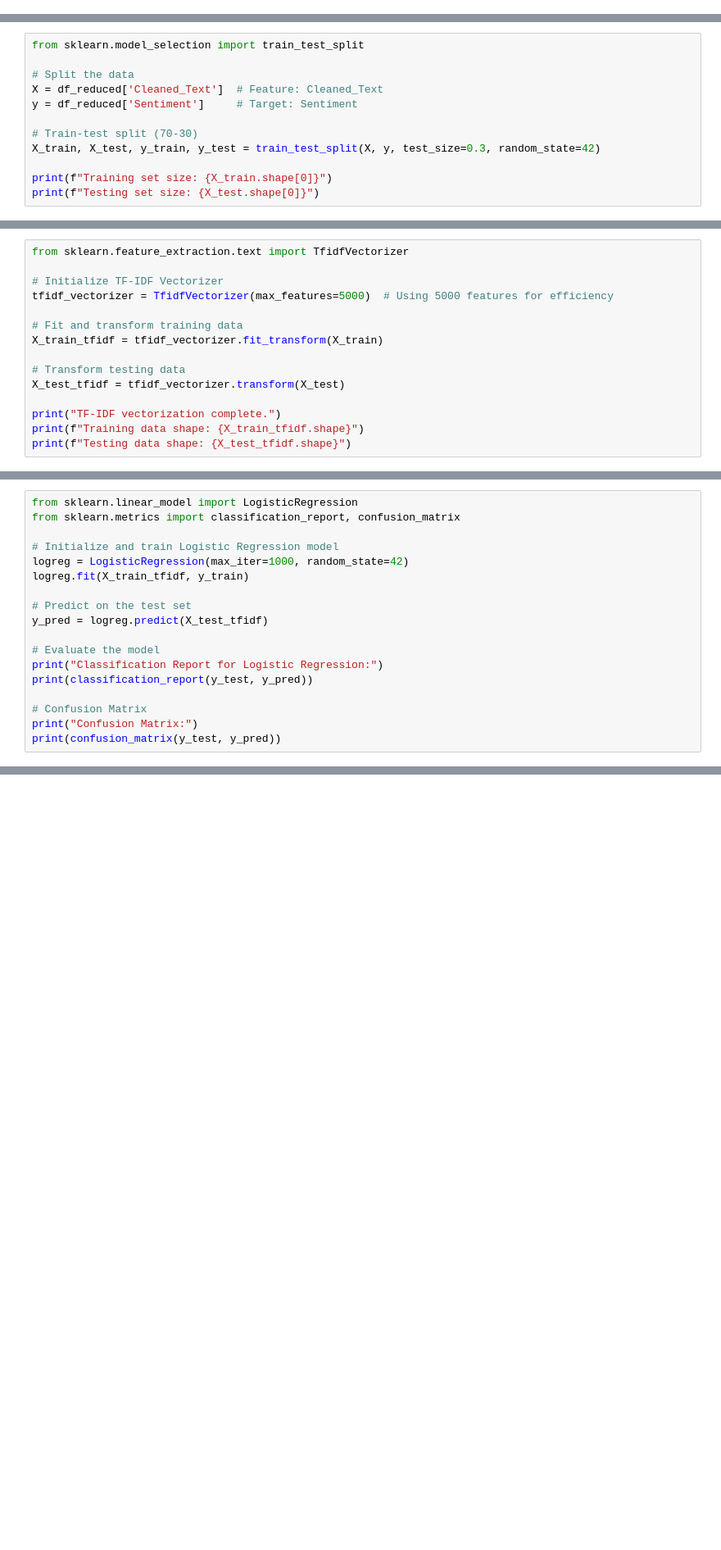
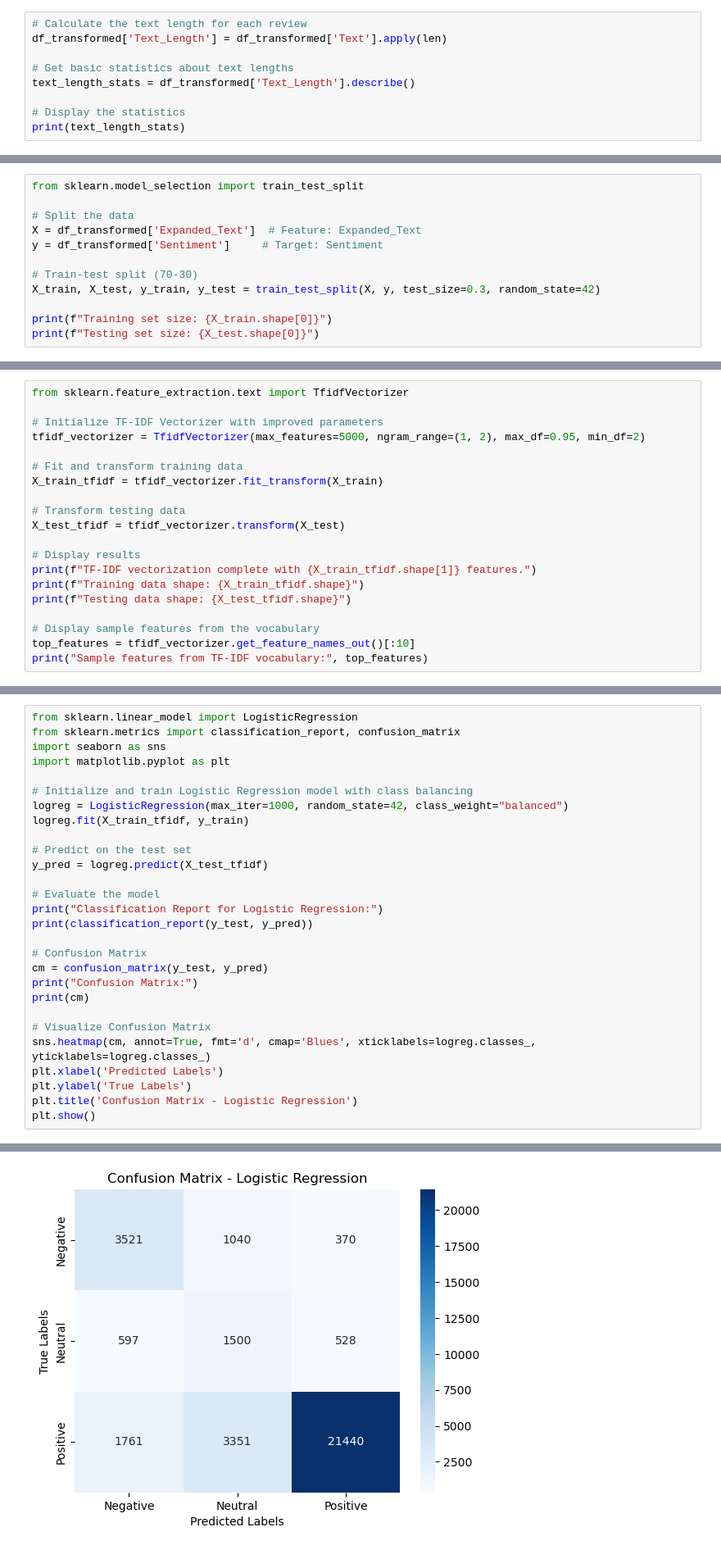
Before and after one commit to tfysekis/Sentiment-Analysis, a Jupyter notebook: Sentiment_Analysis.ipynb, the cells around one changed output, grey strips where cells are left out. Shown: that part at 82% size. Cells and saved outputs as stored; diff of their text form; blank space fills up the shorter version.

```diff
--- a/Sentiment_Analysis.ipynb
+++ b/Sentiment_Analysis.ipynb
@@ -162,0 +158,9 @@ Total rows after cleaning: 568401
+# %%
+# Calculate the text length for each review
+df_transformed['Text_Length'] = df_transformed['Text'].apply(len)
+
+# Get basic statistics about text lengths
+text_length_stats = df_transformed['Text_Length'].describe()
+
+# Display the statistics
+print(text_length_stats)
@@ -356,8 +304,8 @@ This ensures the model is trained on a majority of the data while maintaining a
 from sklearn.model_selection import train_test_split
 
 # Split the data
-X = df_reduced['Cleaned_Text']  # Feature: Cleaned_Text
-y = df_reduced['Sentiment']     # Target: Sentiment
+X = df_transformed['Expanded_Text']  # Feature: Expanded_Text
+y = df_transformed['Sentiment']     # Target: Sentiment
 
 # Train-test split (70-30)
 X_train, X_test, y_train, y_test = train_test_split(X, y, test_size=0.3, random_state=42)
@@ -389,8 +341,8 @@ By the end of this step:
 # %%
 from sklearn.feature_extraction.text import TfidfVectorizer
 
-# Initialize TF-IDF Vectorizer
-tfidf_vectorizer = TfidfVectorizer(max_features=5000)  # Using 5000 features for efficiency
+# Initialize TF-IDF Vectorizer with improved parameters
+tfidf_vectorizer = TfidfVectorizer(max_features=5000, ngram_range=(1, 2), max_df=0.95, min_df=2)
 
 # Fit and transform training data
 X_train_tfidf = tfidf_vectorizer.fit_transform(X_train)
@@ -398,7 +350,12 @@ X_train_tfidf = tfidf_vectorizer.fit_transform(X_train)
 # Transform testing data
 X_test_tfidf = tfidf_vectorizer.transform(X_test)
 
-print("TF-IDF vectorization complete.")
+# Display results
+print(f"TF-IDF vectorization complete with {X_train_tfidf.shape[1]} features.")
 print(f"Training data shape: {X_train_tfidf.shape}")
 print(f"Testing data shape: {X_test_tfidf.shape}")
+
+# Display sample features from the vocabulary
+top_features = tfidf_vectorizer.get_feature_names_out()[:10]
+print("Sample features from TF-IDF vocabulary:", top_features)
 # %% [output]
@@ -420,9 +399,11 @@ This approach serves as a **baseline model** for sentiment analysis, offering a
 # %%
 from sklearn.linear_model import LogisticRegression
 from sklearn.metrics import classification_report, confusion_matrix
+import seaborn as sns
+import matplotlib.pyplot as plt
 
-# Initialize and train Logistic Regression model
-logreg = LogisticRegression(max_iter=1000, random_state=42)
+# Initialize and train Logistic Regression model with class balancing
+logreg = LogisticRegression(max_iter=1000, random_state=42, class_weight="balanced")
 logreg.fit(X_train_tfidf, y_train)
 
 # Predict on the test set
@@ -433,8 +414,16 @@ print("Classification Report for Logistic Regression:")
 print(classification_report(y_test, y_pred))
 
 # Confusion Matrix
+cm = confusion_matrix(y_test, y_pred)
 print("Confusion Matrix:")
-print(confusion_matrix(y_test, y_pred))
+print(cm)
+
+# Visualize Confusion Matrix
+sns.heatmap(cm, annot=True, fmt='d', cmap='Blues', xticklabels=logreg.classes_, yticklabels=logreg.classes_)
+plt.xlabel('Predicted Labels')
+plt.ylabel('True Labels')
+plt.title('Confusion Matrix - Logistic Regression')
+plt.show()
 # %% [output]
 Classification Report for Logistic Regression:
               precision    recall  f1-score   support
@@ -453,0 +443 @@ Confusion Matrix:
+[figure, added]
```
Also changed, not shown: parts of 67 cells of this notebook.
